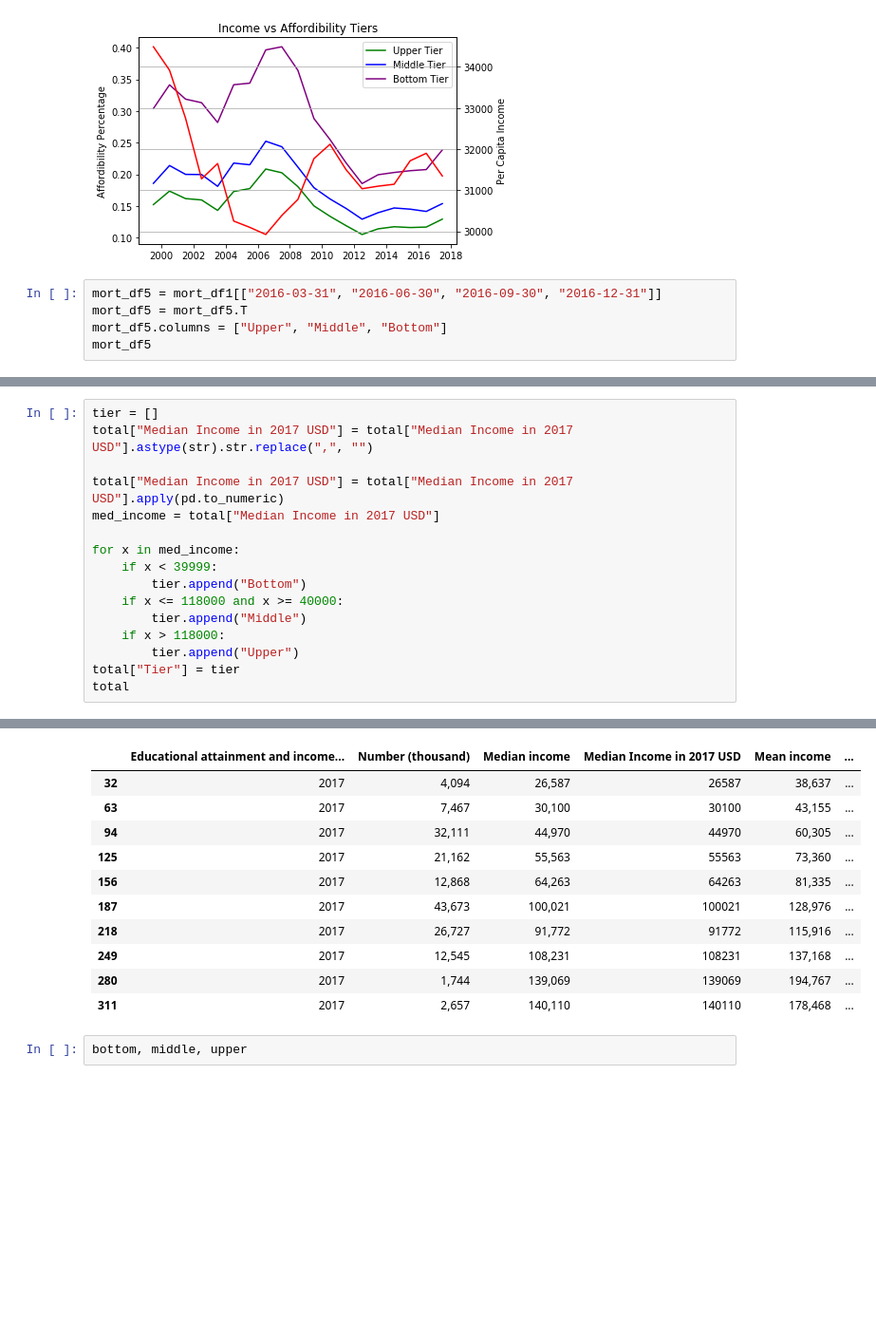
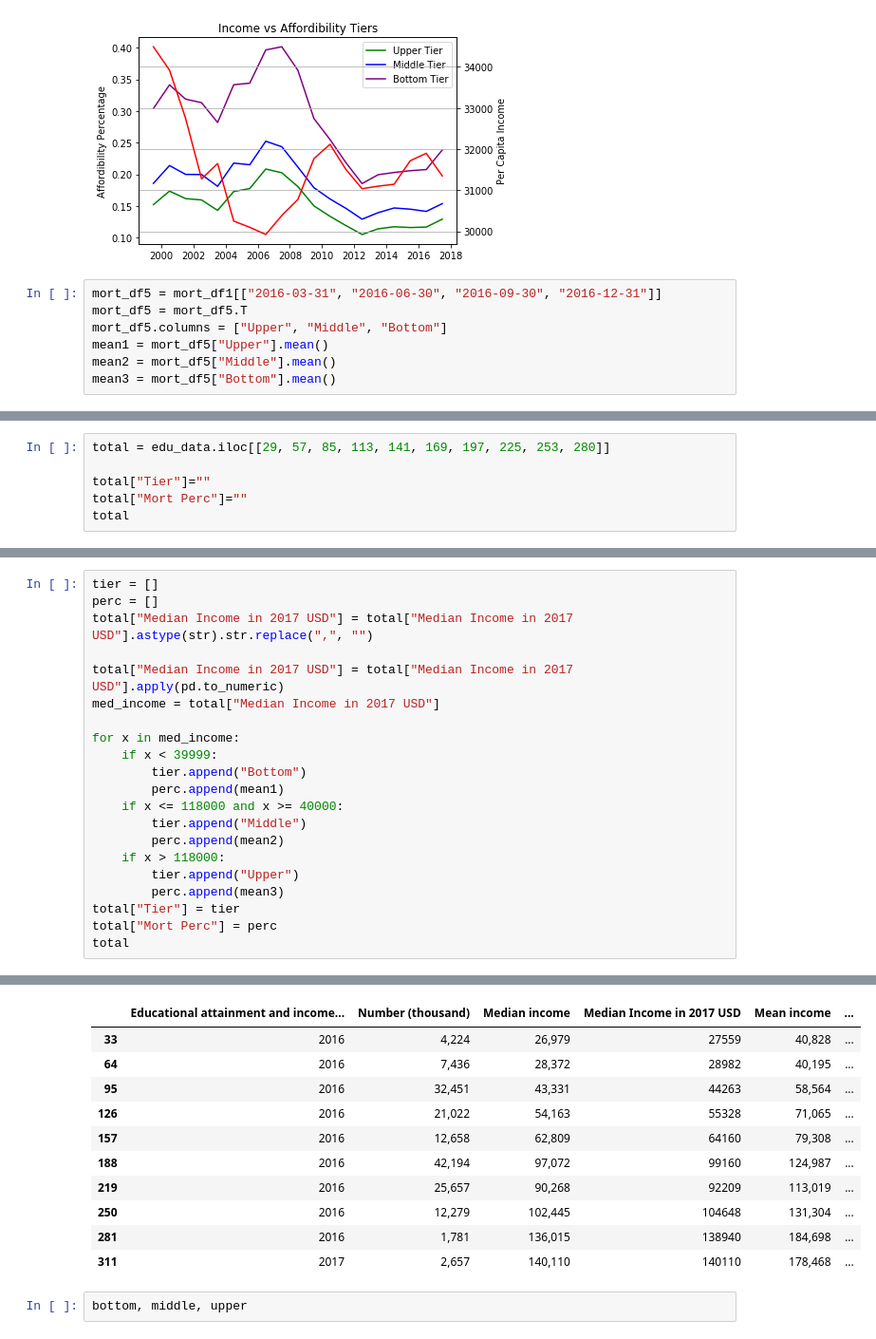
Before and after one commit to LoriHarris/Real_Estate_Affordability, a Jupyter notebook: Cleaning Labor, Income, and Education CSVs.ipynb, the cells around one changed output, grey strips where cells are left out. Shown: that part at 95% size. Saved outputs shown, nothing was run; the diff lists cells and outputs as text; blank space fills up the shorter version.

```diff
--- a/Cleaning Labor, Income, and Education CSVs.ipynb
+++ b/Cleaning Labor, Income, and Education CSVs.ipynb
@@ -173,4 +173,6 @@ ax1.legend()
 mort_df5 = mort_df1[["2016-03-31", "2016-06-30", "2016-09-30", "2016-12-31"]]
 mort_df5 = mort_df5.T
 mort_df5.columns = ["Upper", "Middle", "Bottom"]
-mort_df5
+mean1 = mort_df5["Upper"].mean()
+mean2 = mort_df5["Middle"].mean()
+mean3 = mort_df5["Bottom"].mean()
@@ -204,0 +179,6 @@ See the caveats in the documentation: http://pandas.pydata.org/pandas-docs/stabl
+# %%
+total = edu_data.iloc[[29, 57, 85, 113, 141, 169, 197, 225, 253, 280]]
+
+total["Tier"]=""
+total["Mort Perc"]=""
+total
@@ -216,5 +218,6 @@ See the caveats in the documentation: http://pandas.pydata.org/pandas-docs/stabl
 # %%
 tier = []
+perc = []
 total["Median Income in 2017 USD"] = total["Median Income in 2017 USD"].astype(str).str.replace(",", "")
 
 total["Median Income in 2017 USD"] = total["Median Income in 2017 USD"].apply(pd.to_numeric)
@@ -223,11 +226,15 @@ med_income = total["Median Income in 2017 USD"]
 for x in med_income:
     if x < 39999:
         tier.append("Bottom")
+        perc.append(mean1)
     if x <= 118000 and x >= 40000:
         tier.append("Middle")
+        perc.append(mean2)
     if x > 118000:
         tier.append("Upper")
+        perc.append(mean3)
 total["Tier"] = tier
+total["Mort Perc"] = perc
 total
 # %% [output]
 A value is trying to be set on a copy of a slice from a DataFrame.
@@ -247,13 +258,13 @@ See the caveats in the documentation: http://pandas.pydata.org/pandas-docs/stabl
 |  | Educational attainment and income... | Number (thousand) | Median income | Median Income in 2017 USD | Mean income | ... |
-| 32 | 2017 | 4,094 | 26,587 | 26587 | 38,637 | ... |
-| 63 | 2017 | 7,467 | 30,100 | 30100 | 43,155 | ... |
-| 94 | 2017 | 32,111 | 44,970 | 44970 | 60,305 | ... |
-| 125 | 2017 | 21,162 | 55,563 | 55563 | 73,360 | ... |
-| 156 | 2017 | 12,868 | 64,263 | 64263 | 81,335 | ... |
-| 187 | 2017 | 43,673 | 100,021 | 100021 | 128,976 | ... |
-| 218 | 2017 | 26,727 | 91,772 | 91772 | 115,916 | ... |
-| 249 | 2017 | 12,545 | 108,231 | 108231 | 137,168 | ... |
-| 280 | 2017 | 1,744 | 139,069 | 139069 | 194,767 | ... |
+| 33 | 2016 | 4,224 | 26,979 | 27559 | 40,828 | ... |
+| 64 | 2016 | 7,436 | 28,372 | 28982 | 40,195 | ... |
+| 95 | 2016 | 32,451 | 43,331 | 44263 | 58,564 | ... |
+| 126 | 2016 | 21,022 | 54,163 | 55328 | 71,065 | ... |
+| 157 | 2016 | 12,658 | 62,809 | 64160 | 79,308 | ... |
+| 188 | 2016 | 42,194 | 97,072 | 99160 | 124,987 | ... |
+| 219 | 2016 | 25,657 | 90,268 | 92209 | 113,019 | ... |
+| 250 | 2016 | 12,279 | 102,445 | 104648 | 131,304 | ... |
+| 281 | 2016 | 1,781 | 136,015 | 138940 | 184,698 | ... |
 | 311 | 2017 | 2,657 | 140,110 | 140110 | 178,468 | ... |
 # %%
 bottom, middle, upper
```
Also changed, not shown: parts of 6 cells of this notebook.
